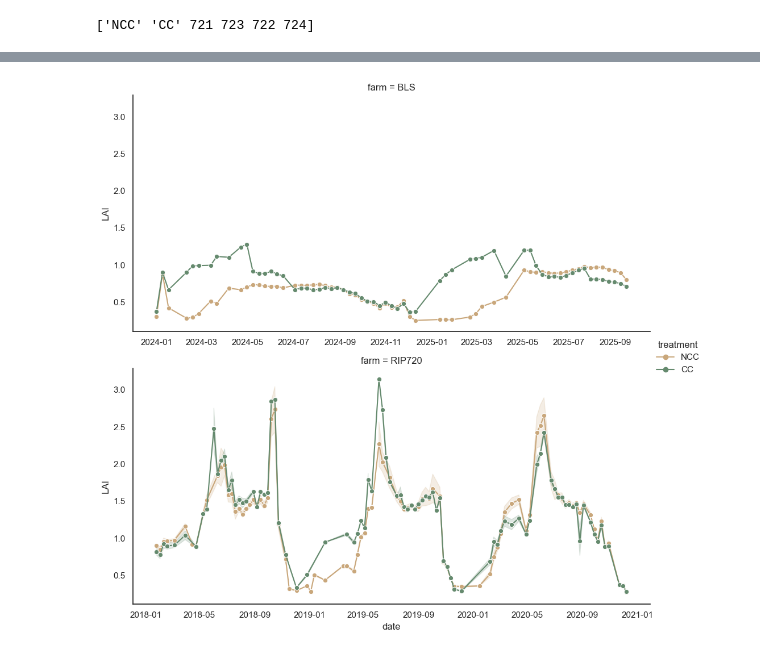
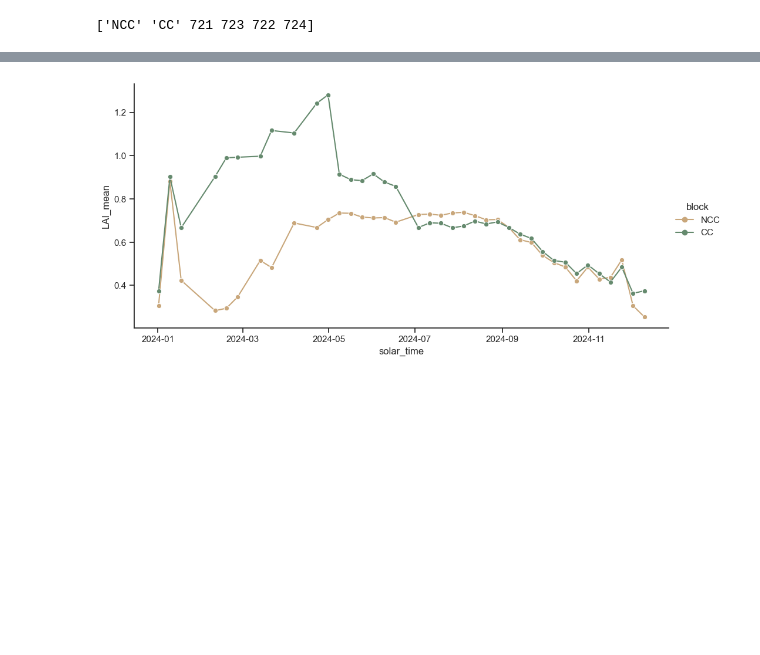
Before and after one commit to Manuel-Qui-Alb/BiophysicalTraitsSAT, a Jupyter notebook: visualization_LAI.ipynb, the cells around one changed output, grey strips where cells are left out. Drawn from its saved outputs; the diff is of its cells as text; code cells hidden in the pictures; blank space fills up the shorter version.

```diff
--- a/visualization_LAI.ipynb
+++ b/visualization_LAI.ipynb
@@ -92,0 +96,18 @@ See the caveats in the documentation: https://pandas.pydata.org/pandas-docs/stab
+# %%
+dataset_L0X = pd.read_csv('C:/Users/mqalborn/Desktop/ET_3SEB/results/LAI/LAI_L0X_MODIS_BLS.csv')
+
+dataset_L0X.solar_time = pd.to_datetime(dataset_L0X.solar_time)
+dataset_L0X.loc[:, 'year'] = dataset_L0X.solar_time.dt.year
+dataset_L0X.block = dataset_L0X.block.astype(str)
+
+# con = dataset_L0X.block.isin(['721', '722'])
+# dataset_L0X.loc[con, 'treatment'] = 'NCC'
+# con = dataset_L0X.block.isin(['723', '724'])
+# dataset_L0X.loc[con, 'treatment'] = 'CC'
+# # print(dataset_L0X[con])
+#
+# con = dataset_L0X.block.isin(['NCC'])
+# dataset_L0X.loc[con, 'treatment'] = 'NCC'
+# con = dataset_L0X.block.isin(['CC'])
+# dataset_L0X.loc[con, 'treatment'] = 'CC'
+dataset_L0X = dataset_L0X[dataset_L0X.year == 2024]
@@ -93,13 +130,13 @@ See the caveats in the documentation: https://pandas.pydata.org/pandas-docs/stab
 # %%
-sns.set_style('white')
+sns.set_style('ticks')
 sns.set_context('notebook')
 sns.set_palette(['#C9A77B', '#658A6E'])
-sns.relplot(data=dataset_L0X, x='date', y='LAI',
-            hue='treatment',
-            row='farm',
+sns.relplot(data=dataset_L0X, x='solar_time', y='LAI_mean',
+            hue='block',
+            # row='farm',
             # style='satellite',
             kind='line', marker='o', facet_kws={'sharex': False}, aspect=2)
 
-plt.savefig(rf'C:\Users\mqalborn\Desktop\ET_3SEB\figures/LAI_L0X_TIMESERIES.png', dpi=300)
+plt.savefig(rf'C:\Users\mqalborn\Desktop\ET_3SEB\figures/LAI_L0X_TIMESERIES_2019_bls.png', dpi=300)
 # %% [output]
-[figure, old version]
+[figure, new version]
```
Also changed, not shown: parts of 6 cells of this notebook, 11 other files.
